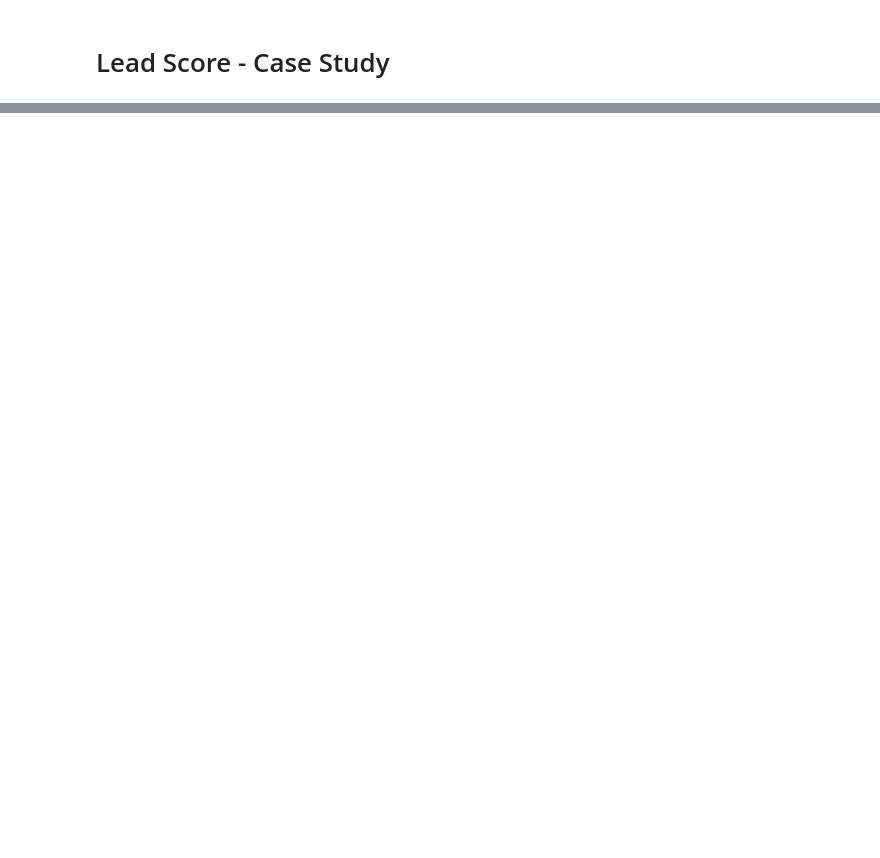
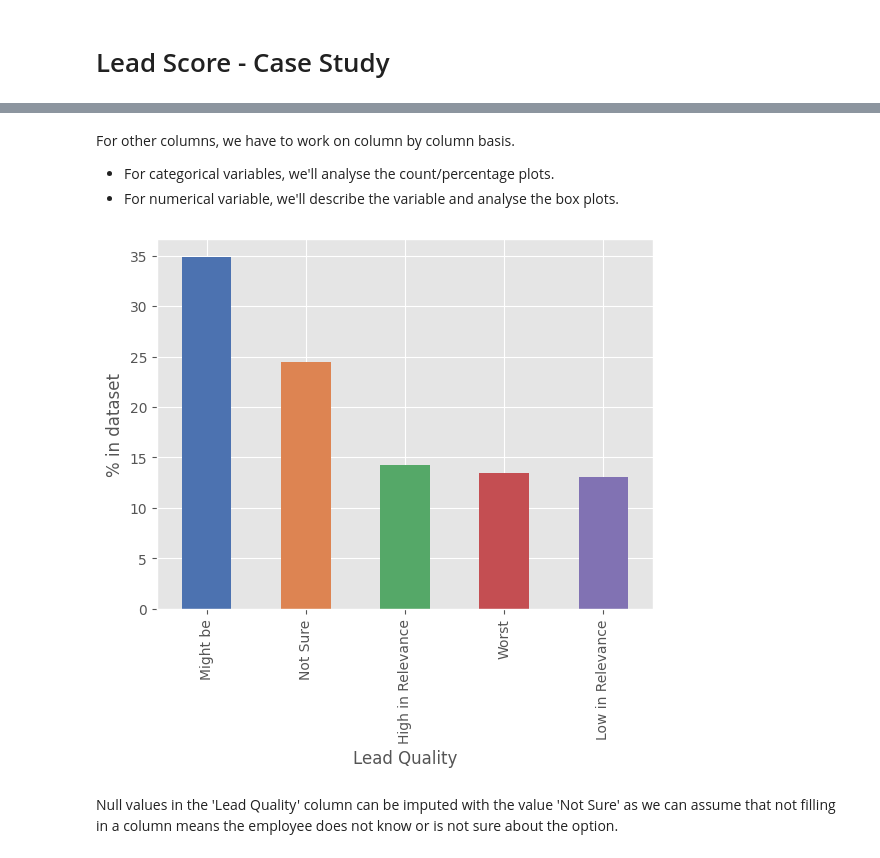
Before and after one commit to shinde-chandrakant/Lead-Scoring-Case-Study, a Jupyter notebook: LeadScoring.ipynb, the cells around one changed output, grey strips where cells are left out. Drawn from its saved outputs; the diff is of its cells as text; code cells hidden in the pictures; blank space fills up the shorter version.

```diff
--- a/LeadScoring.ipynb
+++ b/LeadScoring.ipynb
@@ -27,0 +105,2 @@
+# %%
+lead_df = lead_df.drop(['Lead Number','Prospect ID'],1)
@@ -27,0 +109,3 @@
+# %%
+# To convert 'Select' values to NaN
+lead_df = lead_df.replace('Select', np.nan)
@@ -27,0 +135,3 @@
+# %%
+# To drop columns with more than 50% of missing values as it does not make sense to impute these many values
+lead_df = lead_df.drop(lead_df.loc[:,list(round(100*(lead_df.isnull().sum()/len(lead_df.index)), 2)>52)].columns, 1)
@@ -27,0 +158,18 @@
+# %% [markdown]
+
+For other columns, we have to work on column by column basis.
+- For categorical variables, we'll analyse the count/percentage plots.
+- For numerical variable, we'll describe the variable and analyse the box plots.
+# %%
+# Function for percentage plots
+def percent_plot(var):
+    values = (lead_df[var].value_counts(normalize=True)*100)
+    plt_p = values.plot.bar(color=sns.color_palette('deep'))
+    plt_p.set(xlabel = var, ylabel = '% in dataset')
+# %%
+# For Lead Quality
+percent_plot('Lead Quality')
+# %% [output]
+[figure, added]
+# %% [markdown]
+Null values in the 'Lead Quality' column can be imputed with the value 'Not Sure' as we can assume that not filling in a column means the employee does not know or is not sure about the option.
```
Also changed, not shown: parts of 40 cells of this notebook.
